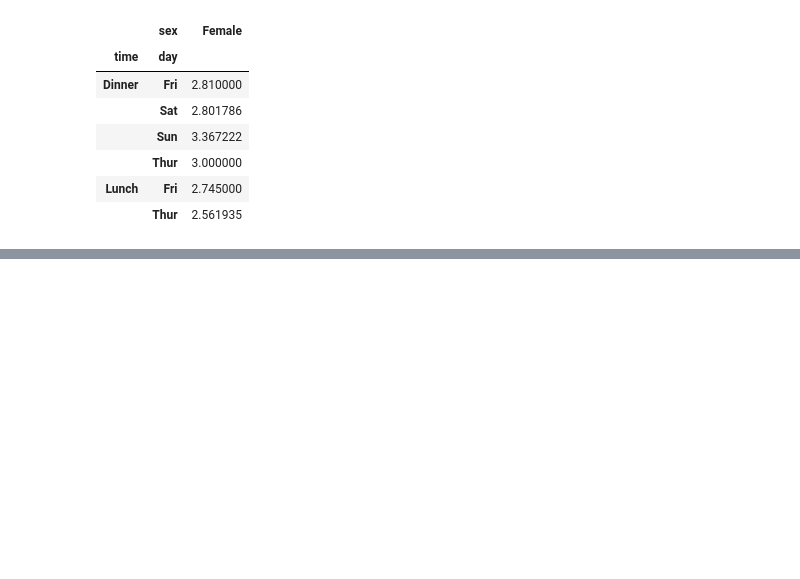
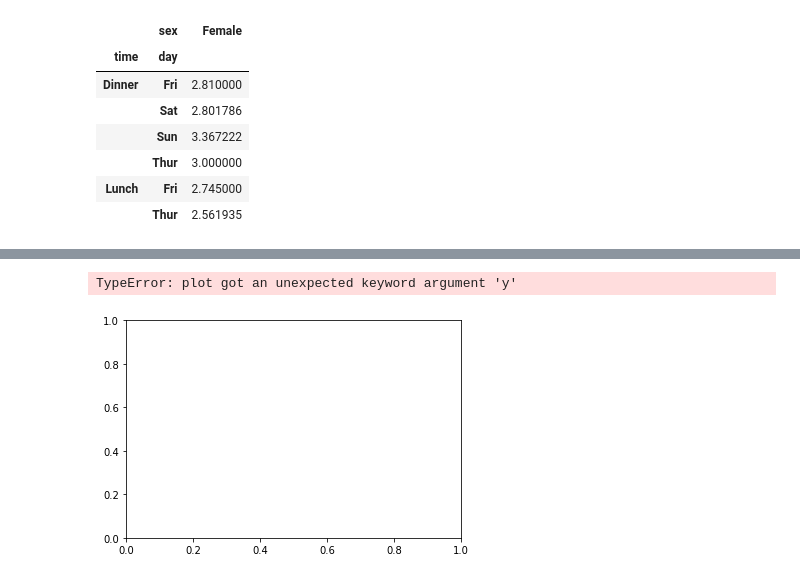
Before and after one commit to Crkonova76/Fundamentals-of-Data-Analysis_Assessment-2019, a Jupyter notebook: Tips_dataset.ipynb, the cells around one changed output, grey strips where cells are left out. Drawn from its saved outputs; the diff is of its cells as text; code cells hidden in the pictures; blank space fills up the shorter version.

```diff
--- a/Tips_dataset.ipynb
+++ b/Tips_dataset.ipynb
@@ -300,0 +323,5 @@ pd.pivot_table(female,values="tip",index=["time","day"], columns=["sex"])
+# %%
+plt.plot(x,y=0.10502452*x+0.92027)
+# %% [output]
+TypeError: plot got an unexpected keyword argument 'y'
+[figure, added]
```
Also changed, not shown: parts of 7 cells of this notebook.
